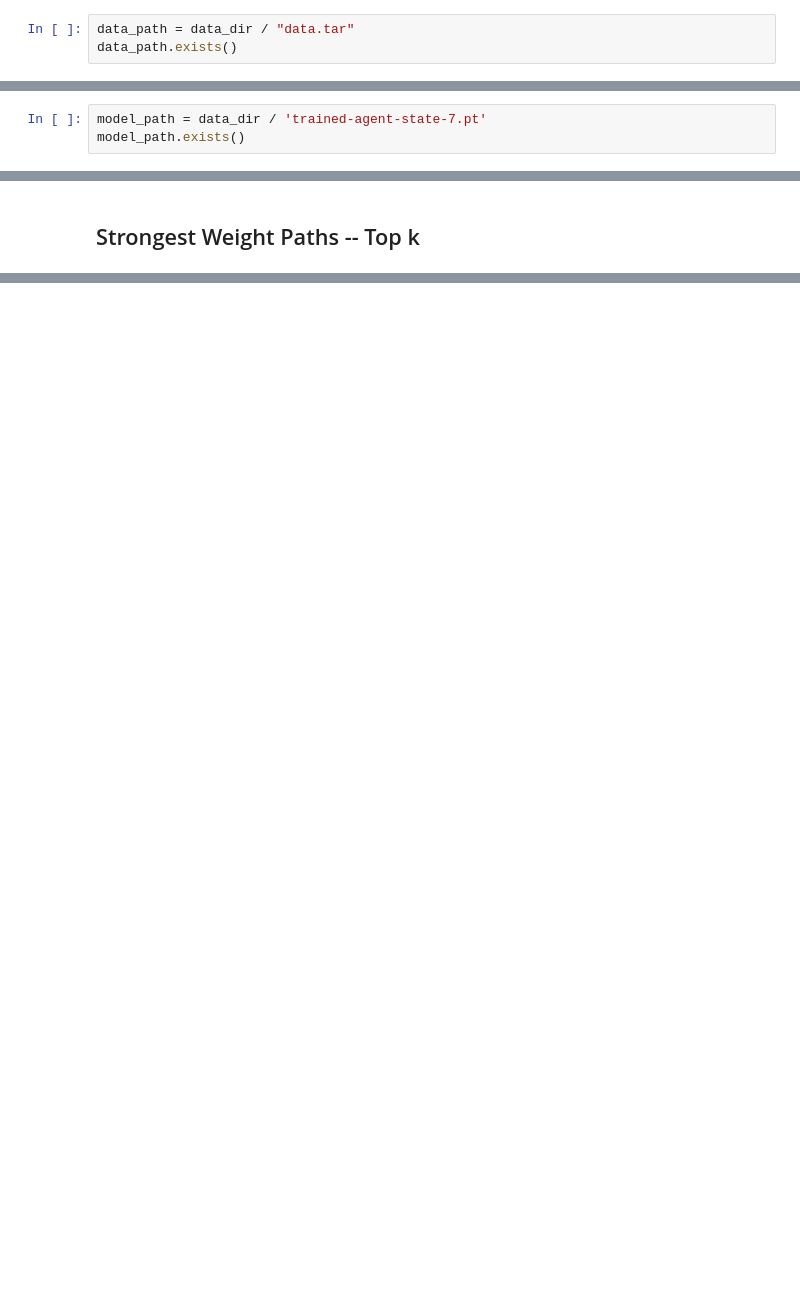
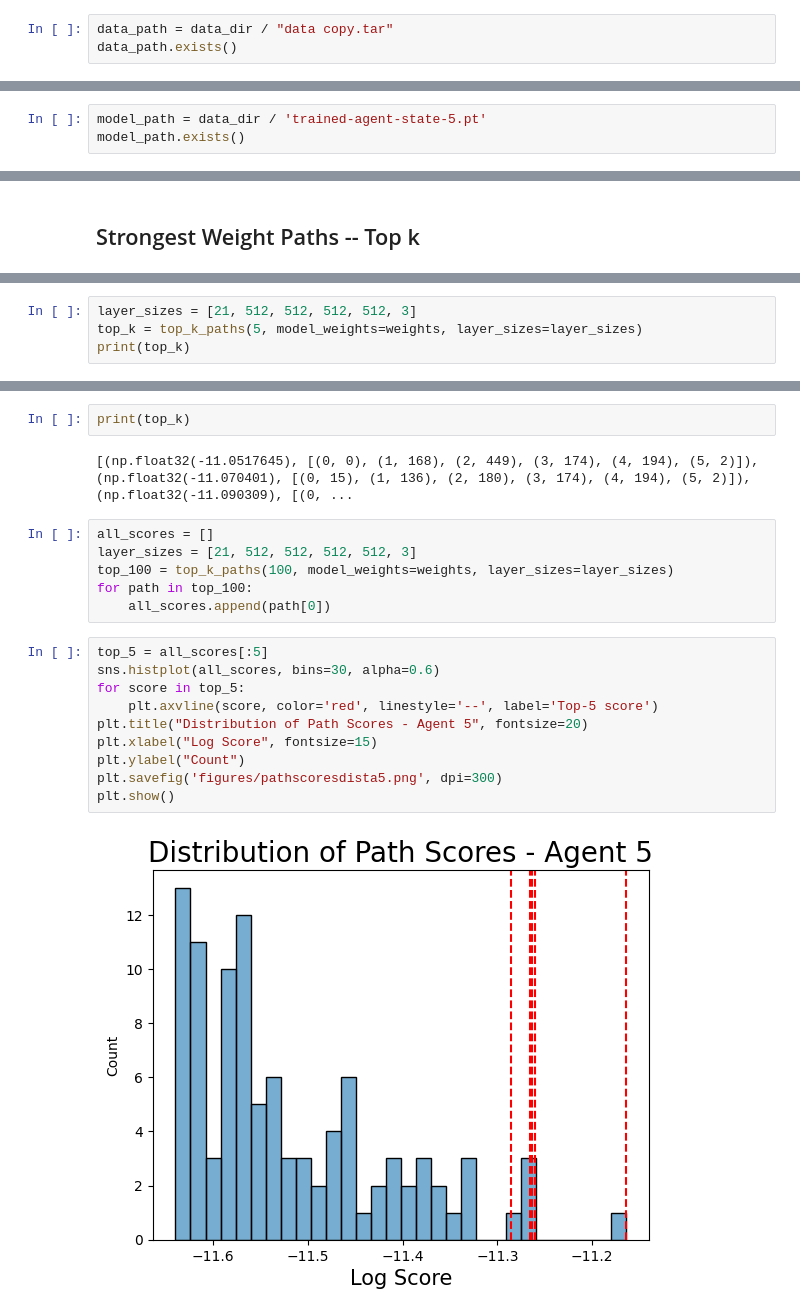
Before and after one commit to NiloufarRazmi/RL_Olfaction, a Jupyter notebook: cartesian_polar/strongest-weight-path.ipynb, the cells around one changed output, grey strips where cells are left out. Saved outputs shown, nothing was run; the diff lists cells and outputs as text; blank space fills up the shorter version.

```diff
--- a/cartesian_polar/strongest-weight-path.ipynb
+++ b/cartesian_polar/strongest-weight-path.ipynb
@@ -34,7 +36,7 @@ data_dir.exists()
 # %% [output]
 True
 # %%
-data_path = data_dir / "data.tar"
+data_path = data_dir / "data copy.tar"
 data_path.exists()
 # %% [output]
 True
@@ -46,7 +48,7 @@ dict_keys(['rewards', 'steps', 'episodes', 'all_states', 'all_actions', 'all_qva
 # %% [markdown]
 ### Loading Model
 # %%
-model_path = data_dir / 'trained-agent-state-7.pt'
+model_path = data_dir / 'trained-agent-state-5.pt'
 model_path.exists()
 # %% [output]
 True
@@ -225,0 +202,4 @@ print(top_k)
+# %%
+layer_sizes = [21, 512, 512, 512, 512, 3]
+top_k = top_k_paths(5, model_weights=weights, layer_sizes=layer_sizes)
+print(top_k)
@@ -256,3 +238,25 @@ NODE: 188 to NODE: 1 WITH WEIGHT -0.07486546784639359
 
 
 --------------------------
+# %%
+print(top_k)
+# %% [output]
+[(np.float32(-11.0517645), [(0, 0), (1, 168), (2, 449), (3, 174), (4, 194), (5, 2)]), (np.float32(-11.070401), [(0, 15), (1, 136), (2, 180), (3, 174), (4, 194), (5, 2)]), (np.float32(-11.090309), [(0, ...
+# %%
+all_scores = []
+layer_sizes = [21, 512, 512, 512, 512, 3]
+top_100 = top_k_paths(100, model_weights=weights, layer_sizes=layer_sizes)
+for path in top_100:
+    all_scores.append(path[0])
+# %%
+top_5 = all_scores[:5]
+sns.histplot(all_scores, bins=30, alpha=0.6)
+for score in top_5:
+    plt.axvline(score, color='red', linestyle='--', label='Top-5 score')
+plt.title("Distribution of Path Scores - Agent 5", fontsize=20)
+plt.xlabel("Log Score", fontsize=15)
+plt.ylabel("Count")
+plt.savefig('figures/pathscoresdista5.png', dpi=300)
+plt.show()
+# %% [output]
+[figure, added]
```
Also changed, not shown: parts of 41 cells of this notebook, 3 other files.
